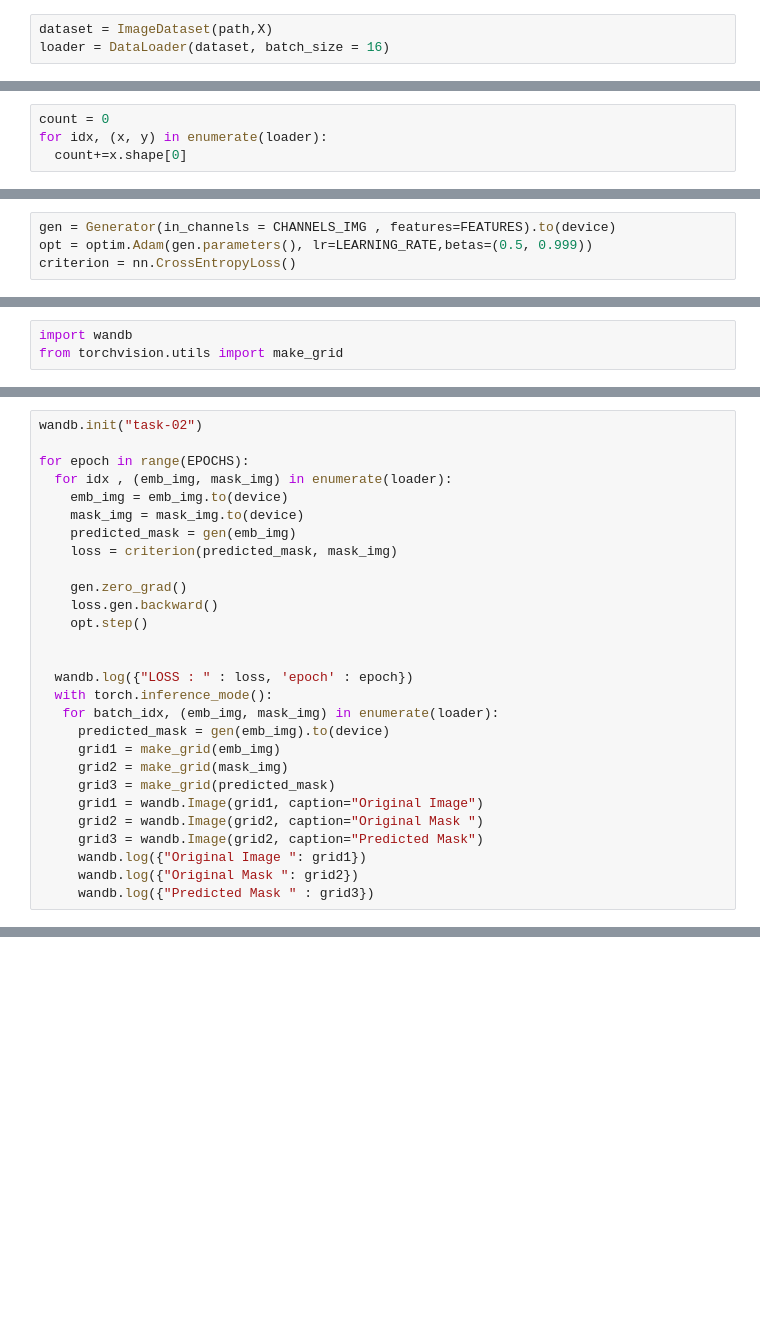
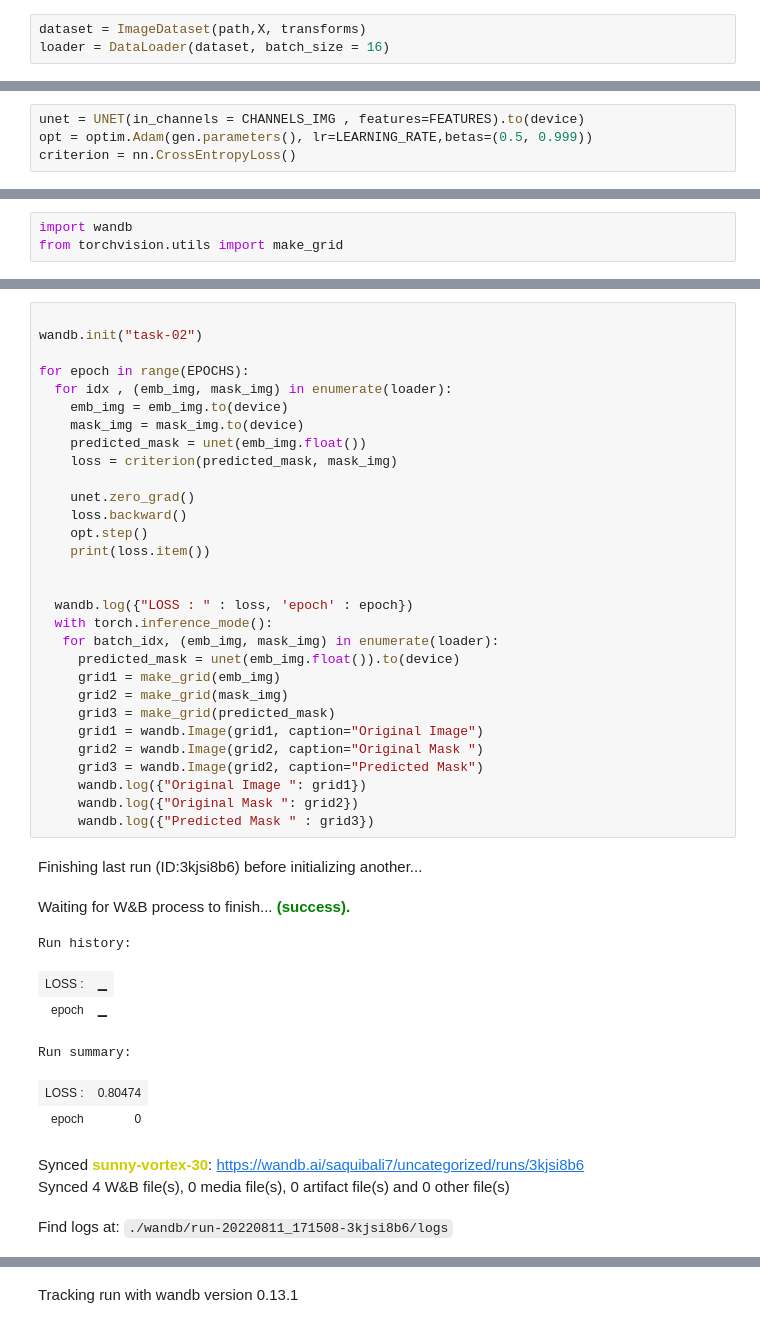
Before and after one commit to saquibali7/EmbryoMask, a Jupyter notebook: task02.ipynb, the cells around one changed output, grey strips where cells are left out. Cells and saved outputs as stored; diff of their text form; blank space fills up the shorter version.

```diff
--- a/task02.ipynb
+++ b/task02.ipynb
@@ -200,6 +221,6 @@ class ImageDataset(Dataset):
     return emb_img, mask_img
 # %%
-dataset = ImageDataset(path,X)
+dataset = ImageDataset(path,X, transforms)
 loader = DataLoader(dataset, batch_size = 16)
 # %%
 for idx, (x, y) in enumerate(loader):
@@ -213,4 +240,0 @@ for idx, (x, y) in enumerate(loader):
-# %%
-count = 0
-for idx, (x, y) in enumerate(loader):
-  count+=x.shape[0]
@@ -221,7 +241,7 @@ print(count)
 # %% [markdown]
 ### Trainig of Model
 # %%
-gen = Generator(in_channels = CHANNELS_IMG , features=FEATURES).to(device)
+unet = UNET(in_channels = CHANNELS_IMG , features=FEATURES).to(device)
 opt = optim.Adam(gen.parameters(), lr=LEARNING_RATE,betas=(0.5, 0.999))
 criterion = nn.CrossEntropyLoss()
 # %%
@@ -253,28 +273,42 @@ gen.train()
 # %%
+
 wandb.init("task-02")
 
 for epoch in range(EPOCHS):
   for idx , (emb_img, mask_img) in enumerate(loader):
     emb_img = emb_img.to(device)
     mask_img = mask_img.to(device)
-    predicted_mask = gen(emb_img)
+    predicted_mask = unet(emb_img.float())
     loss = criterion(predicted_mask, mask_img)
 
-    gen.zero_grad()
-    loss.gen.backward()
+    unet.zero_grad()
+    loss.backward()
     opt.step()
+    print(loss.item())
 
 
   wandb.log({"LOSS : " : loss, 'epoch' : epoch})
   with torch.inference_mode():
    for batch_idx, (emb_img, mask_img) in enumerate(loader):
-     predicted_mask = gen(emb_img).to(device)
+     predicted_mask = unet(emb_img.float()).to(device)
      grid1 = make_grid(emb_img)
      grid2 = make_grid(mask_img)
      grid3 = make_grid(predicted_mask)
      grid1 = wandb.Image(grid1, caption="Original Image")
      grid2 = wandb.Image(grid2, caption="Original Mask ")
      grid3 = wandb.Image(grid2, caption="Predicted Mask")
      wandb.log({"Original Image ": grid1})
      wandb.log({"Original Mask ": grid2})
      wandb.log({"Predicted Mask " : grid3})
+# %% [output]
+Finishing last run (ID:3kjsi8b6) before initializing another...
+Waiting for W&B process to finish... (success).
+Run history:
+| LOSS : | ▁ |
+| epoch | ▁ |
+Run summary:
+| LOSS : | 0.80474 |
+| epoch | 0 |
+Synced sunny-vortex-30: https://wandb.ai/saquibali7/uncategorized/runs/3kjsi8b6
+Synced 4 W&B file(s), 0 media file(s), 0 artifact file(s) and 0 other file(s)
+Find logs at: ./wandb/run-20220811_171508-3kjsi8b6/logs
@@ -280,0 +316 @@ for epoch in range(EPOCHS):
+Tracking run with wandb version 0.13.1
```
Also changed, not shown: parts of 14 cells of this notebook.
